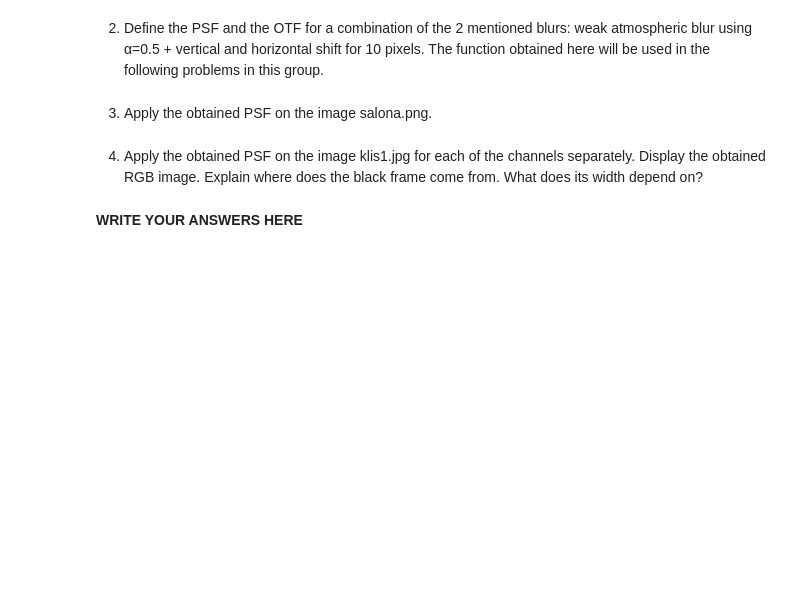
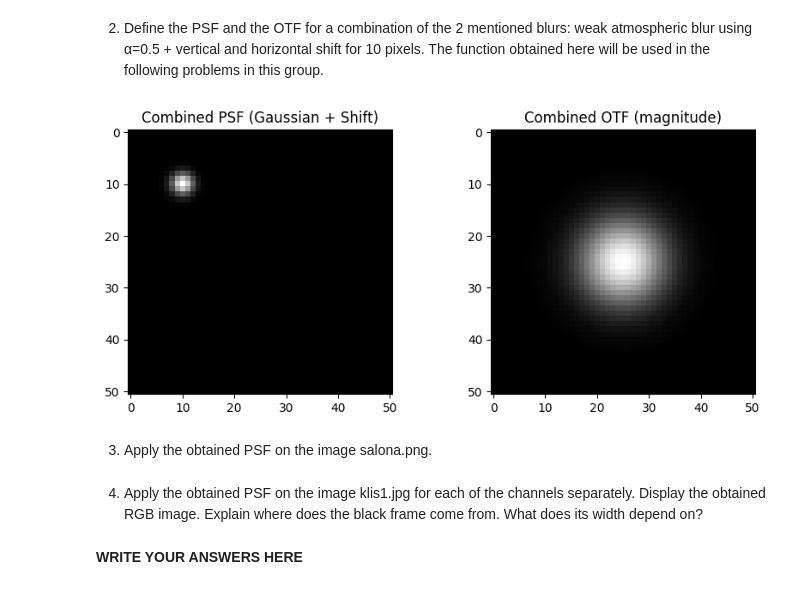
Before and after one commit to doms911/Digital-Image-Processing-and-Analysis, a Jupyter notebook: DIPA_Laboratory_Exercise_3.ipynb, the cells around one changed output. Saved outputs shown, nothing was run; the diff lists cells and outputs as text; code cells hidden in the pictures; blank space fills up the shorter version.

```diff
--- a/DIPA_Laboratory_Exercise_3.ipynb
+++ b/DIPA_Laboratory_Exercise_3.ipynb
@@ -259,3 +330,41 @@ problems in this group.
+# %%
+# Write-in your solution
+import numpy as np
+import cv2
+from scipy.fft import fft2, fftshift
+from scipy.signal import convolve2d
+import matplotlib.pyplot as plt
+
+alpha = 0.5                  # Gaussova alpha vrijednost
+shift_amount = 10            # Pomak u pikselima
+size = 51                    # Veličina kernela (mora biti dovoljno velika za Gauss i pomak)
+
+# alpha u sigma: α^2 = 1 / (2 * σ^2) => σ = sqrt(1 / (2 * α^2))
+sigma = np.sqrt(1 / (2 * alpha**2))
+h1d = cv2.getGaussianKernel(ksize=size, sigma=sigma)
+psf_gaussian = np.outer(h1d, h1d)
+
+psf_shift = np.zeros((size, size))
+psf_shift[shift_amount, shift_amount] = 1  # pomaknuta delta
+
+psf_combined = convolve2d(psf_gaussian, psf_shift, mode='full')
+
+center = psf_combined.shape[0] // 2
+psf_combined_cropped = psf_combined[
+    center - size // 2 : center + size // 2 + 1,
+    center - size // 2 : center + size // 2 + 1
+]
+otf_combined = fft2(psf_combined_cropped)
+plt.figure(figsize=(10, 4))
+plt.subplot(1, 2, 1)
+plt.imshow(psf_combined_cropped, cmap='gray')
+plt.title('Combined PSF (Gaussian + Shift)')
+plt.subplot(1, 2, 2)
+plt.imshow(np.abs(fftshift(otf_combined)), cmap='gray')
+plt.title('Combined OTF (magnitude)')
+plt.show()
+# %% [output]
+[figure, added]
 # %% [markdown]
 3. Apply the obtained PSF on the image salona.png.
 # %%
```
Also changed, not shown: parts of 7 cells of this notebook.
